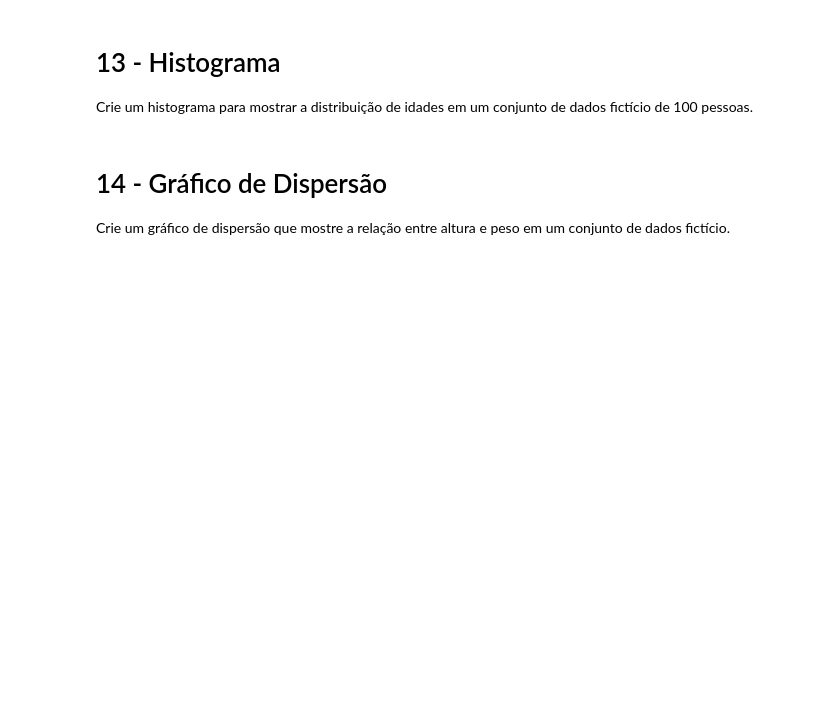
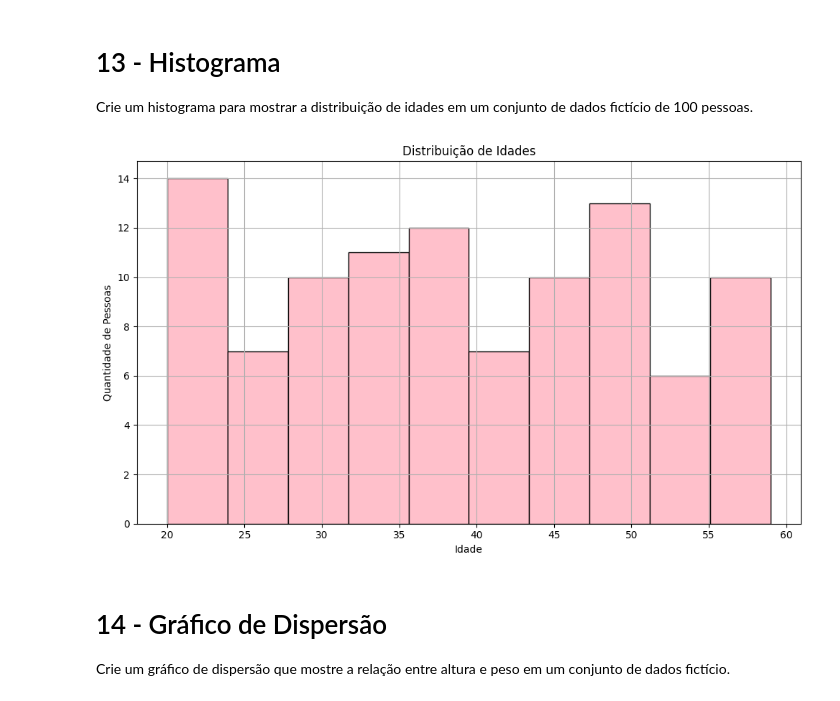
Before and after one commit to nathaliadutra15/disc_mineracao_dados, a Jupyter notebook: lista1.ipynb, the cells around one changed output. Drawn from its saved outputs; the diff is of its cells as text; code cells hidden in the pictures; blank space fills up the shorter version.

```diff
--- a/lista1.ipynb
+++ b/lista1.ipynb
@@ -89,3 +290,16 @@ Crie um histograma para mostrar a distribuição de idades em um conjunto de dad
+# %%
+idades = np.random.randint(20, 60, size=100)
+
+plt.figure(figsize=(10, 6))
+plt.hist(idades, bins=10, color='pink', edgecolor='black')
+plt.xlabel('Idade')
+plt.ylabel('Quantidade de Pessoas')
+plt.title('Distribuição de Idades')
+plt.grid(True)
+plt.tight_layout()
+plt.show()
+# %% [output]
+[figure, added]
 # %% [markdown]
 # 14 - Gráfico de Dispersão
 
```
Also changed, not shown: parts of 39 cells of this notebook.
